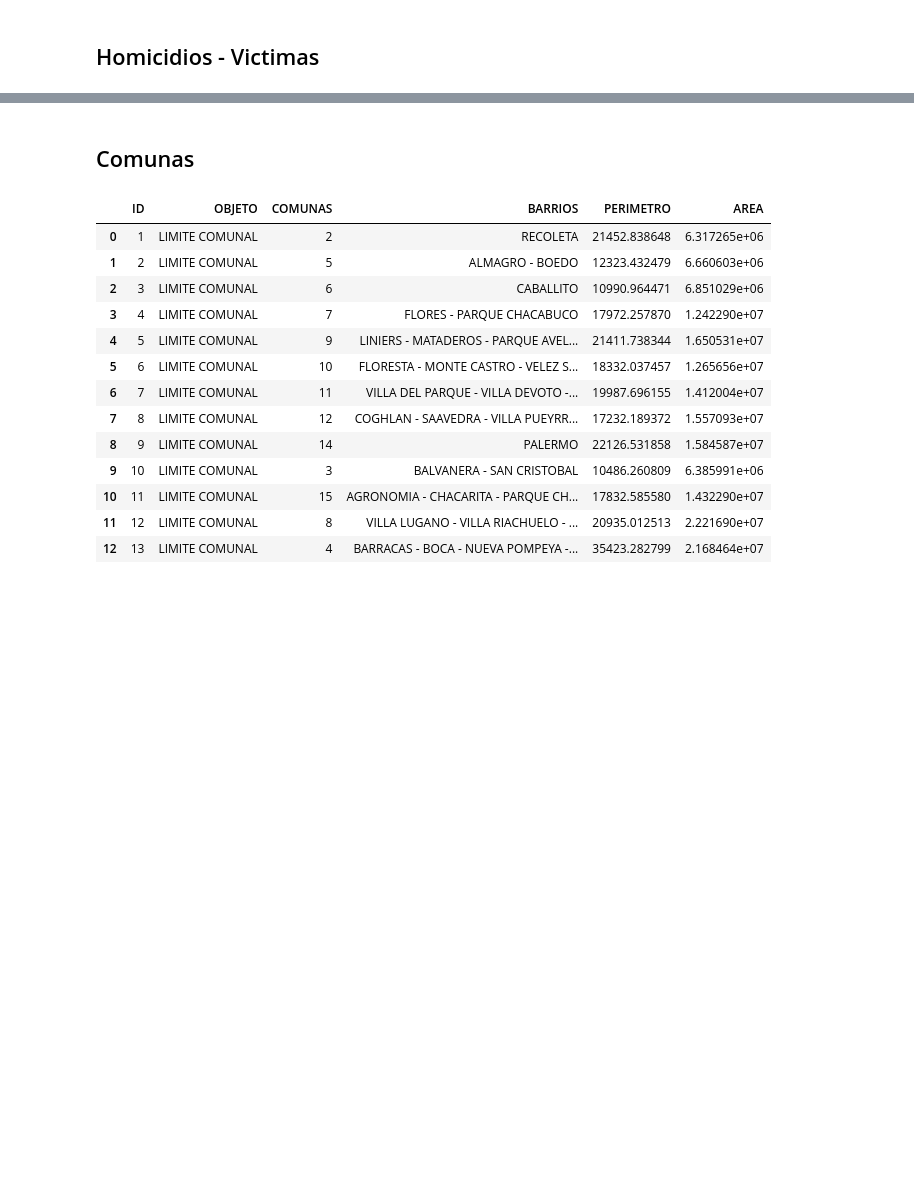
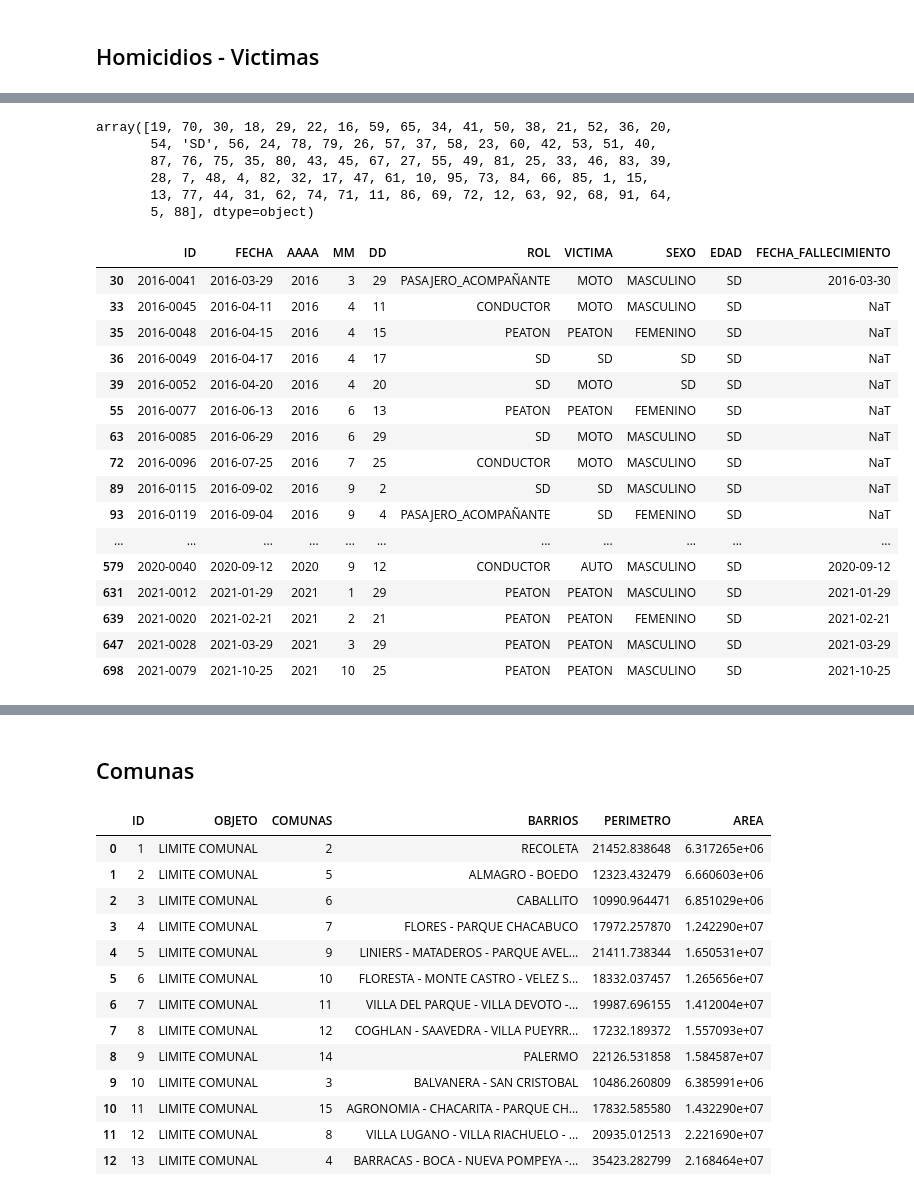
Before and after one commit to MarceloOrtizz/Proyecto_DA_Siniestros_Viales, a Jupyter notebook: etl.ipynb, the cells around one changed output, grey strips where cells are left out. Cells and saved outputs as stored; diff of their text form; code cells hidden in the pictures; blank space fills up the shorter version.

```diff
--- a/etl.ipynb
+++ b/etl.ipynb
@@ -310,0 +438,2 @@ homicidios_hechos[(homicidios_hechos['pos x']=="-58.44451316") & (homicidios_hec
+# %%
+homicidios_victimas.rename(columns={'ID_hecho':'ID'}, inplace=True)
@@ -310,0 +460,2 @@ homicidios_hechos[(homicidios_hechos['pos x']=="-58.44451316") & (homicidios_hec
+# %%
+homicidios_victimas['FECHA_FALLECIMIENTO'] = pd.to_datetime(homicidios_victimas['FECHA_FALLECIMIENTO'], format='%Y-%m-%d', errors='coerce')
@@ -310,0 +509,29 @@ homicidios_hechos[(homicidios_hechos['pos x']=="-58.44451316") & (homicidios_hec
+# %%
+homicidios_victimas['EDAD'].unique()
+# %% [output]
+array([19, 70, 30, 18, 29, 22, 16, 59, 65, 34, 41, 50, 38, 21, 52, 36, 20,
+       54, 'SD', 56, 24, 78, 79, 26, 57, 37, 58, 23, 60, 42, 53, 51, 40,
+       87, 76, 75, 35, 80, 43, 45, 67, 27, 55, 49, 81, 25, 33, 46, 83, 39,
+       28, 7, 48, 4, 82, 32, 17, 47, 61, 10, 95, 73, 84, 66, 85, 1, 15,
+       13, 77, 44, 31, 62, 74, 71, 11, 86, 69, 72, 12, 63, 92, 68, 91, 64,
+       5, 88], dtype=object)
+# %%
+homicidios_victimas[homicidios_victimas['EDAD']=="SD"]
+# %% [output]
+|  | ID | FECHA | AAAA | MM | DD | ROL | VICTIMA | SEXO | EDAD | FECHA_FALLECIMIENTO |
+| 30 | 2016-0041 | 2016-03-29 | 2016 | 3 | 29 | PASAJERO_ACOMPAÑANTE | MOTO | MASCULINO | SD | 2016-03-30 |
+| 33 | 2016-0045 | 2016-04-11 | 2016 | 4 | 11 | CONDUCTOR | MOTO | MASCULINO | SD | NaT |
+| 35 | 2016-0048 | 2016-04-15 | 2016 | 4 | 15 | PEATON | PEATON | FEMENINO | SD | NaT |
+| 36 | 2016-0049 | 2016-04-17 | 2016 | 4 | 17 | SD | SD | SD | SD | NaT |
+| 39 | 2016-0052 | 2016-04-20 | 2016 | 4 | 20 | SD | MOTO | SD | SD | NaT |
+| 55 | 2016-0077 | 2016-06-13 | 2016 | 6 | 13 | PEATON | PEATON | FEMENINO | SD | NaT |
+| 63 | 2016-0085 | 2016-06-29 | 2016 | 6 | 29 | SD | MOTO | MASCULINO | SD | NaT |
+| 72 | 2016-0096 | 2016-07-25 | 2016 | 7 | 25 | CONDUCTOR | MOTO | MASCULINO | SD | NaT |
+| 89 | 2016-0115 | 2016-09-02 | 2016 | 9 | 2 | SD | SD | MASCULINO | SD | NaT |
+| 93 | 2016-0119 | 2016-09-04 | 2016 | 9 | 4 | PASAJERO_ACOMPAÑANTE | SD | FEMENINO | SD | NaT |
+| ... | ... | ... | ... | ... | ... | ... | ... | ... | ... | ... |
+| 579 | 2020-0040 | 2020-09-12 | 2020 | 9 | 12 | CONDUCTOR | AUTO | MASCULINO | SD | 2020-09-12 |
+| 631 | 2021-0012 | 2021-01-29 | 2021 | 1 | 29 | PEATON | PEATON | MASCULINO | SD | 2021-01-29 |
+| 639 | 2021-0020 | 2021-02-21 | 2021 | 2 | 21 | PEATON | PEATON | FEMENINO | SD | 2021-02-21 |
+| 647 | 2021-0028 | 2021-03-29 | 2021 | 3 | 29 | PEATON | PEATON | MASCULINO | SD | 2021-03-29 |
+| 698 | 2021-0079 | 2021-10-25 | 2021 | 10 | 25 | PEATON | PEATON | MASCULINO | SD | 2021-10-25 |
```
Also changed, not shown: parts of 44 cells of this notebook, 2 other files.
